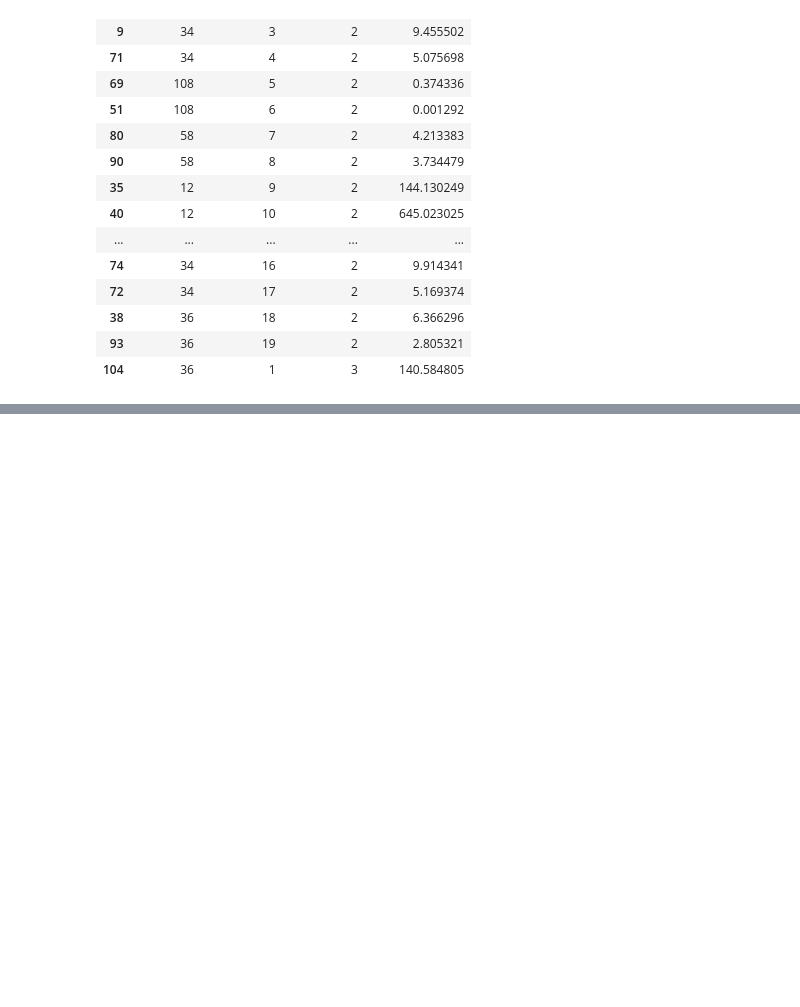
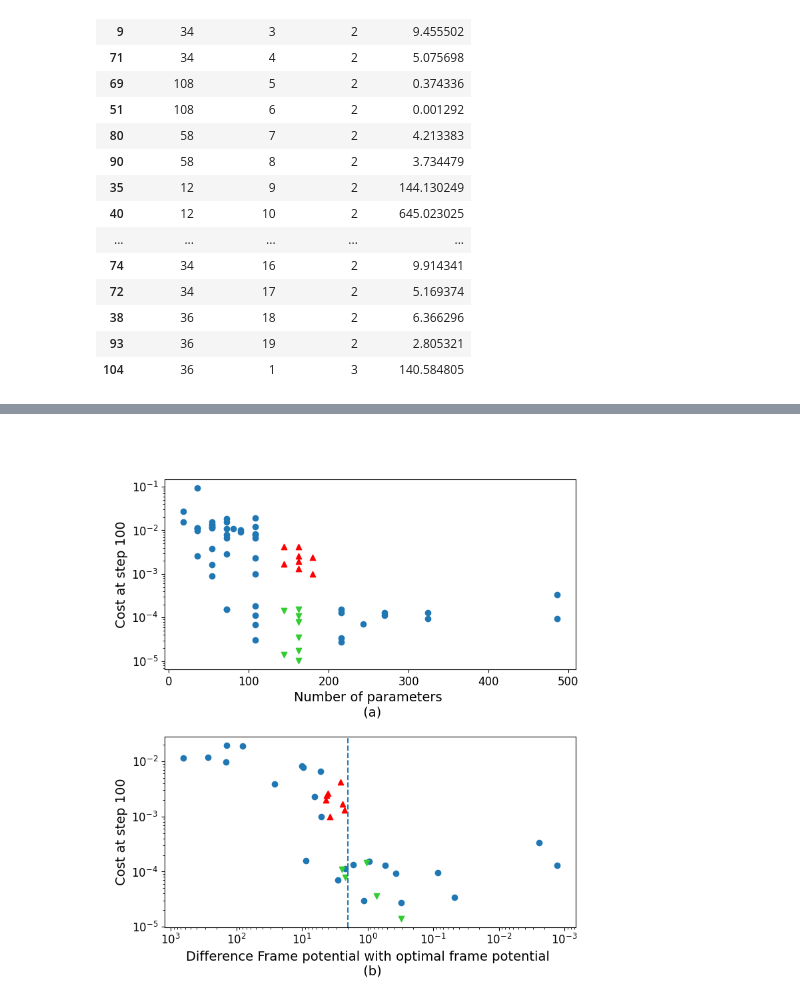
Before and after one commit to TiboADT/QML-Fourier-training, a Jupyter notebook: notebooks/post_processing.ipynb, the cells around one changed output, grey strips where cells are left out. Drawn from its saved outputs; the diff is of its cells as text; code cells hidden in the pictures; blank space fills up the shorter version.

```diff
--- a/notebooks/post_processing.ipynb
+++ b/notebooks/post_processing.ipynb
@@ -272,0 +283,40 @@ steps: [5, 10, 15, 20, 25, 30, 35, 40, 45, 50, 55, 60, 65, 70, 75, 80, 85, 90, 9
+# %%
+plt.close()
+
+fig, (ax1, ax2) = plt.subplots(2, 1, figsize=(8,8.4))
+fig.tight_layout(pad=4.0)
+
+ax1.set_yscale('log')
+#scatter2 = ax2.scatter(circuits["n_params"],circuits["best_cost"])
+#scatter3 = ax2.scatter(circuits["n_params"],circuits["final_cost"])
+to_display = "cost_at_step_100"
+scatter4 = ax1.scatter(circuits["n_params"],circuits[to_display])
+splice_green = slice[slice["color"] == 'green']
+slice_red = slice[slice["color"] == 'red']
+scatter_green = ax1.scatter(splice_green["n_params"],splice_green[to_display], c="limegreen", marker='v')
+scatter_red = ax1.scatter(slice_red["n_params"],slice_red[to_display], c="red", marker='^')
+ax1.set_xlabel("Number of parameters \n (a)")
+ax1.set_ylabel("Cost at step 100")
+scatter_list = [scatter4]
+
+
+
+ax2.scatter(df_joined["frame_potential"],df_joined[to_display])
+joined_green = df_joined_slice[df_joined_slice["color"] == "green"]
+joined_red = df_joined_slice[df_joined_slice["color"] == "red"]
+ax2.scatter(joined_green["frame_potential"],joined_green[to_display], c="limegreen", marker='v')
+ax2.scatter(joined_red["frame_potential"],joined_red[to_display], c="red", marker='^')
+
+
+ax2.set_xlabel("Difference Frame potential with optimal frame potential \n (b)")
+ax2.set_ylabel("Cost at step 100")
+
+ax2.set_yscale('log')
+ax2.xaxis.set_inverted(True)
+ax2.set_xscale('log')
+ax2.vertical_line = ax2.axvline(x=2, linestyle='--', label='x=2')
+
+#incress the size of the titles and scales
+plt.rcParams.update({'font.size': 12, 'axes.titlesize': 14, 'axes.labelsize': 14})
+# %% [output]
+[figure, added]
```
Also changed, not shown: parts of 7 cells of this notebook, 5 other files.
